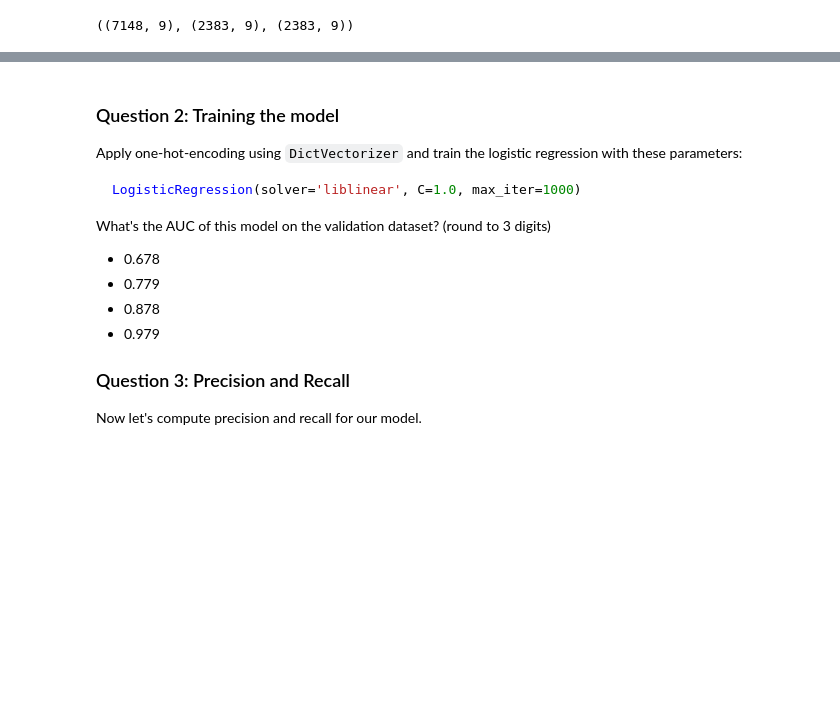
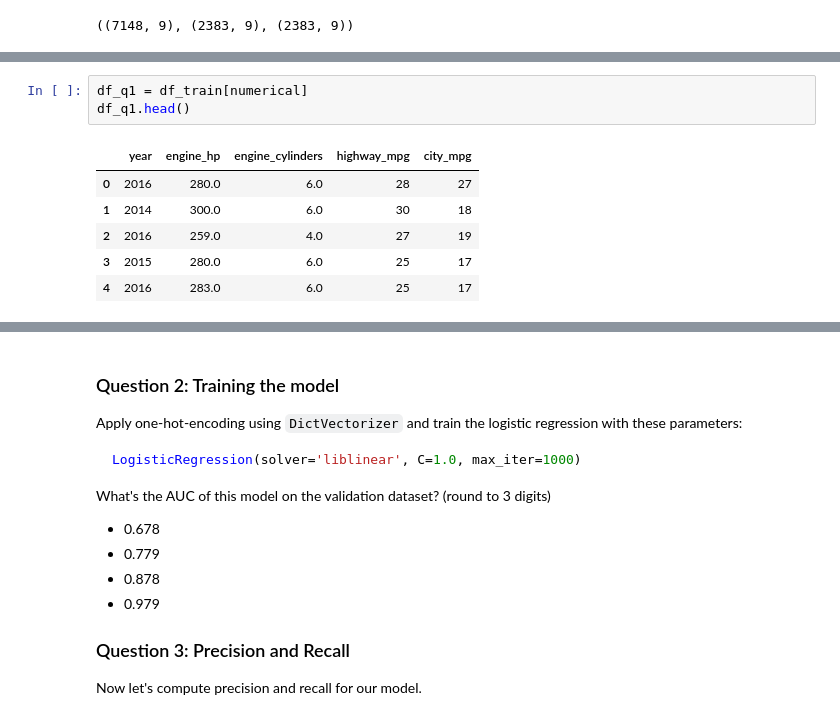
Before and after one commit to giraldiego/machine-learning-zoomcamp, a Jupyter notebook: work/04-evaluation/homework/homework.ipynb, the cells around one changed output, grey strips where cells are left out. Cells and saved outputs as stored; diff of their text form; blank space fills up the shorter version.

```diff
--- a/work/04-evaluation/homework/homework.ipynb
+++ b/work/04-evaluation/homework/homework.ipynb
@@ -191,0 +211,10 @@ Which numerical variable (among the following 4) has the highest AUC?
+# %%
+df_q1 = df_train[numerical]
+df_q1.head()
+# %% [output]
+|  | year | engine_hp | engine_cylinders | highway_mpg | city_mpg |
+| 0 | 2016 | 280.0 | 6.0 | 28 | 27 |
+| 1 | 2014 | 300.0 | 6.0 | 30 | 18 |
+| 2 | 2016 | 259.0 | 4.0 | 27 | 19 |
+| 3 | 2015 | 280.0 | 6.0 | 25 | 17 |
+| 4 | 2016 | 283.0 | 6.0 | 25 | 17 |
```
Also changed, not shown: parts of 7 cells of this notebook.
